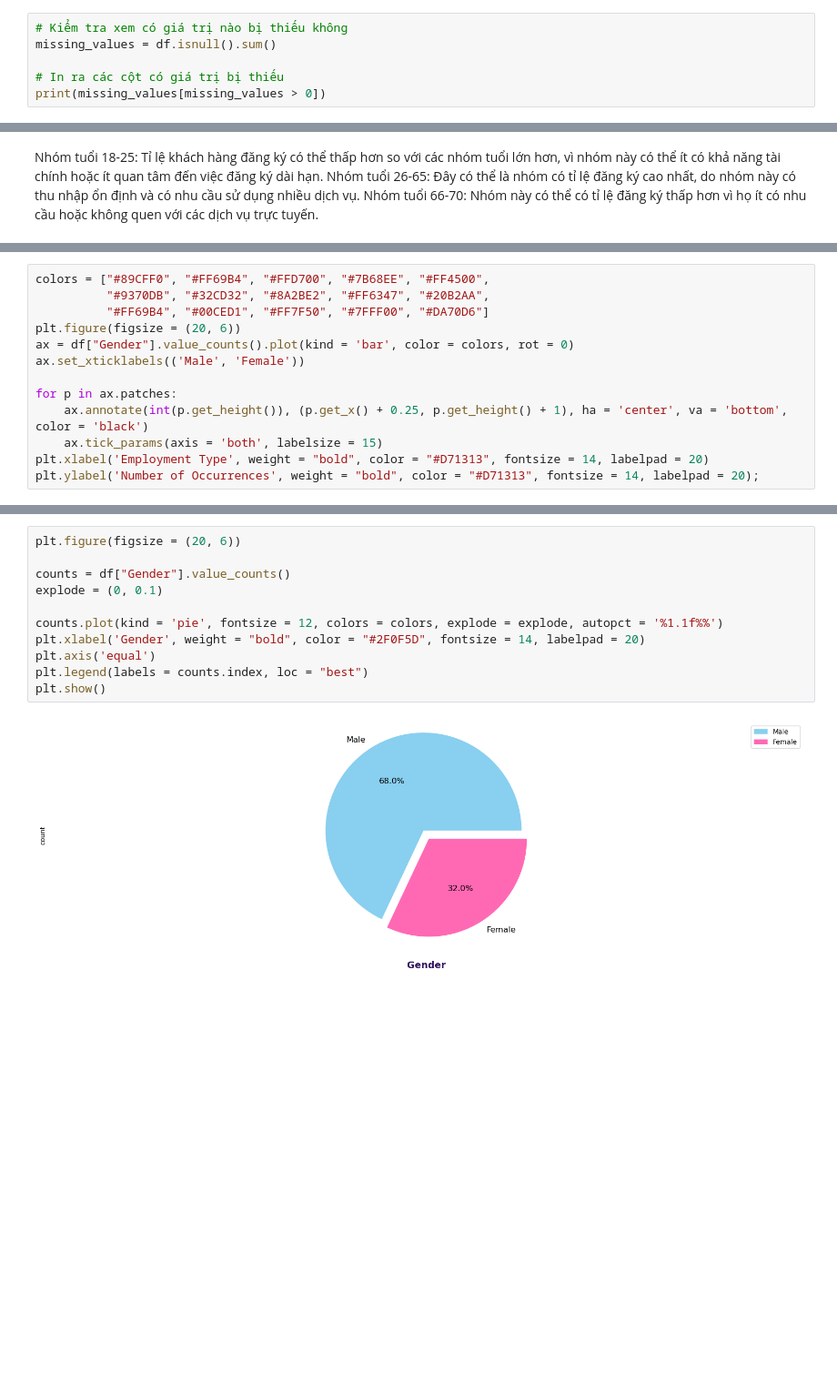
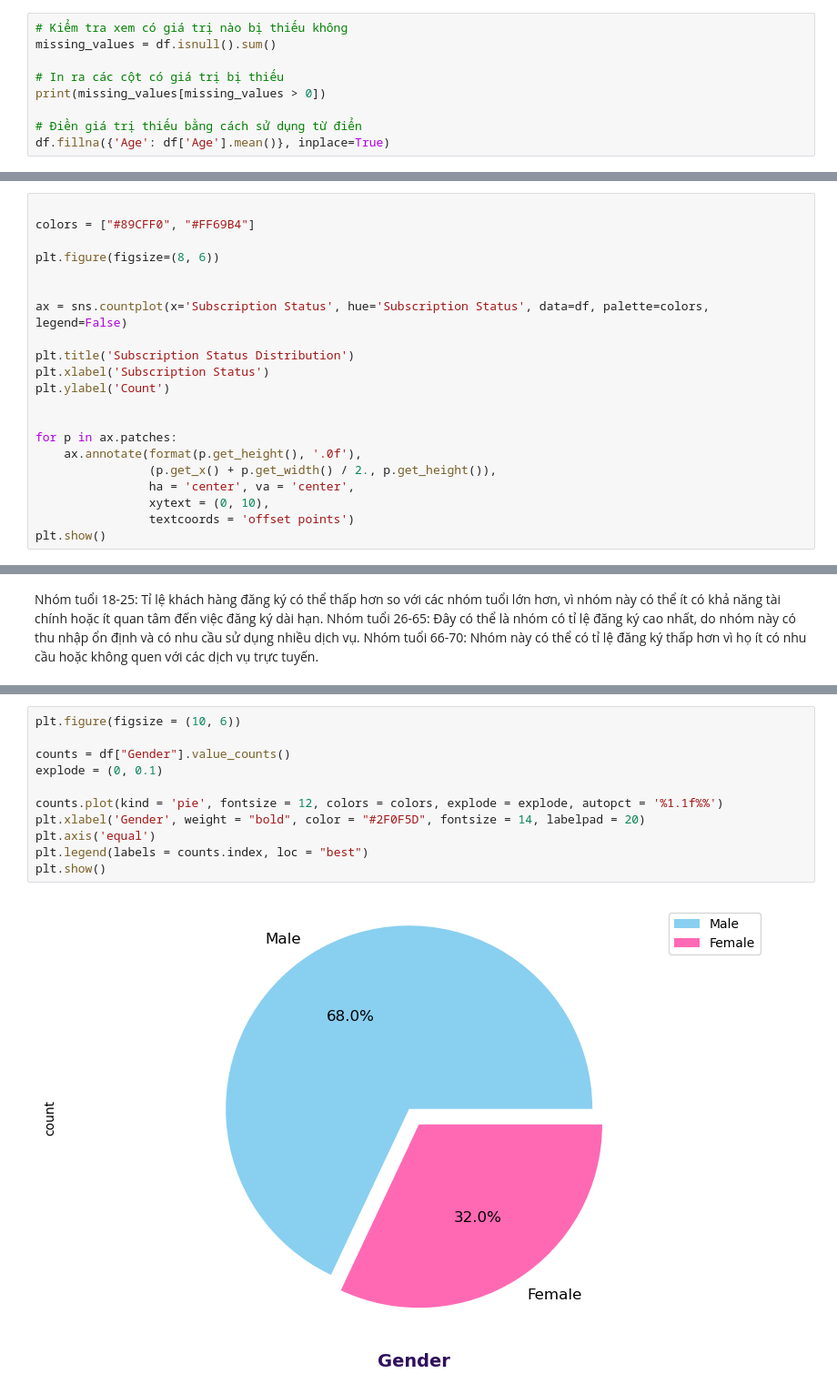
Before and after one commit to hailhp/DEANCNTT, a Jupyter notebook: 1.ipynb, the cells around one changed output, grey strips where cells are left out. Shown at 91% size. Saved outputs shown, nothing was run; the diff lists cells and outputs as text; blank space fills up the shorter version.

```diff
--- a/1.ipynb
+++ b/1.ipynb
@@ -76,6 +60,9 @@ missing_values = df.isnull().sum()
 
 # In ra các cột có giá trị bị thiếu
 print(missing_values[missing_values > 0])
+
+# Điền giá trị thiếu bằng cách sử dụng từ điển
+df.fillna({'Age': df['Age'].mean()}, inplace=True)
 # %% [output]
 Series([], dtype: int64)
 # %% [markdown]
@@ -114,0 +83,21 @@ plt.show()
+# %%
+
+colors = ["#89CFF0", "#FF69B4"]
+
+plt.figure(figsize=(8, 6))
+
+
+ax = sns.countplot(x='Subscription Status', hue='Subscription Status', data=df, palette=colors, legend=False)
+
+plt.title('Subscription Status Distribution')
+plt.xlabel('Subscription Status')
+plt.ylabel('Count')
+
+
+for p in ax.patches:
+    ax.annotate(format(p.get_height(), '.0f'),
+                (p.get_x() + p.get_width() / 2., p.get_height()),
+                ha = 'center', va = 'center',
+                xytext = (0, 10),
+                textcoords = 'offset points')
+plt.show()
@@ -157,13 +147,0 @@ Nhóm tuổi 66-70: Nhóm này có thể có tỉ lệ đăng ký thấp hơn v
-# %%
-colors = ["#89CFF0", "#FF69B4", "#FFD700", "#7B68EE", "#FF4500",
-          "#9370DB", "#32CD32", "#8A2BE2", "#FF6347", "#20B2AA",
-          "#FF69B4", "#00CED1", "#FF7F50", "#7FFF00", "#DA70D6"]
-plt.figure(figsize = (20, 6))
-ax = df["Gender"].value_counts().plot(kind = 'bar', color = colors, rot = 0)
-ax.set_xticklabels(('Male', 'Female'))
-
-for p in ax.patches:
-    ax.annotate(int(p.get_height()), (p.get_x() + 0.25, p.get_height() + 1), ha = 'center', va = 'bottom', color = 'black')
-    ax.tick_params(axis = 'both', labelsize = 15)
-plt.xlabel('Employment Type', weight = "bold", color = "#D71313", fontsize = 14, labelpad = 20)
-plt.ylabel('Number of Occurrences', weight = "bold", color = "#D71313", fontsize = 14, labelpad = 20);
@@ -172,13 +148,13 @@ plt.ylabel('Number of Occurrences', weight = "bold", color = "#D71313", fontsize
 # %%
-plt.figure(figsize = (20, 6))
+plt.figure(figsize = (10, 6))
 
 counts = df["Gender"].value_counts()
 explode = (0, 0.1)
 
 counts.plot(kind = 'pie', fontsize = 12, colors = colors, explode = explode, autopct = '%1.1f%%')
 plt.xlabel('Gender', weight = "bold", color = "#2F0F5D", fontsize = 14, labelpad = 20)
 plt.axis('equal')
 plt.legend(labels = counts.index, loc = "best")
 plt.show()
 # %% [output]
-[figure, old version]
+[figure, new version]
```
Also changed, not shown: parts of 42 cells of this notebook, 3 other files.
